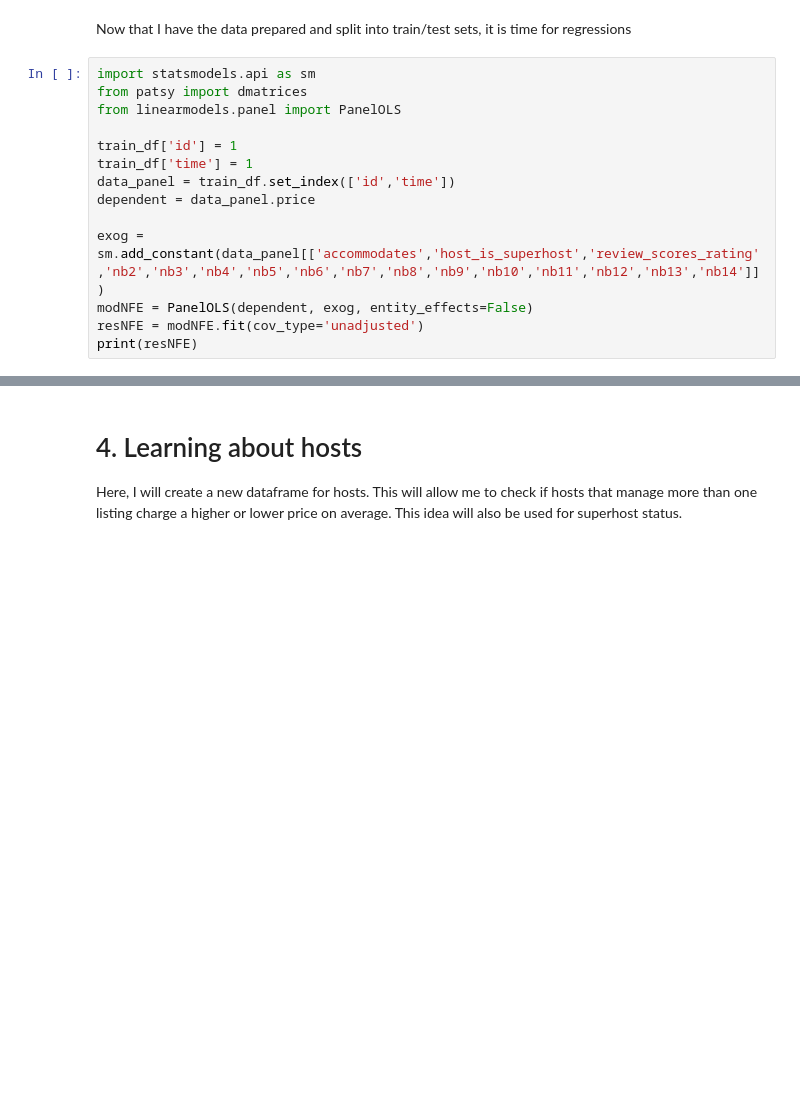
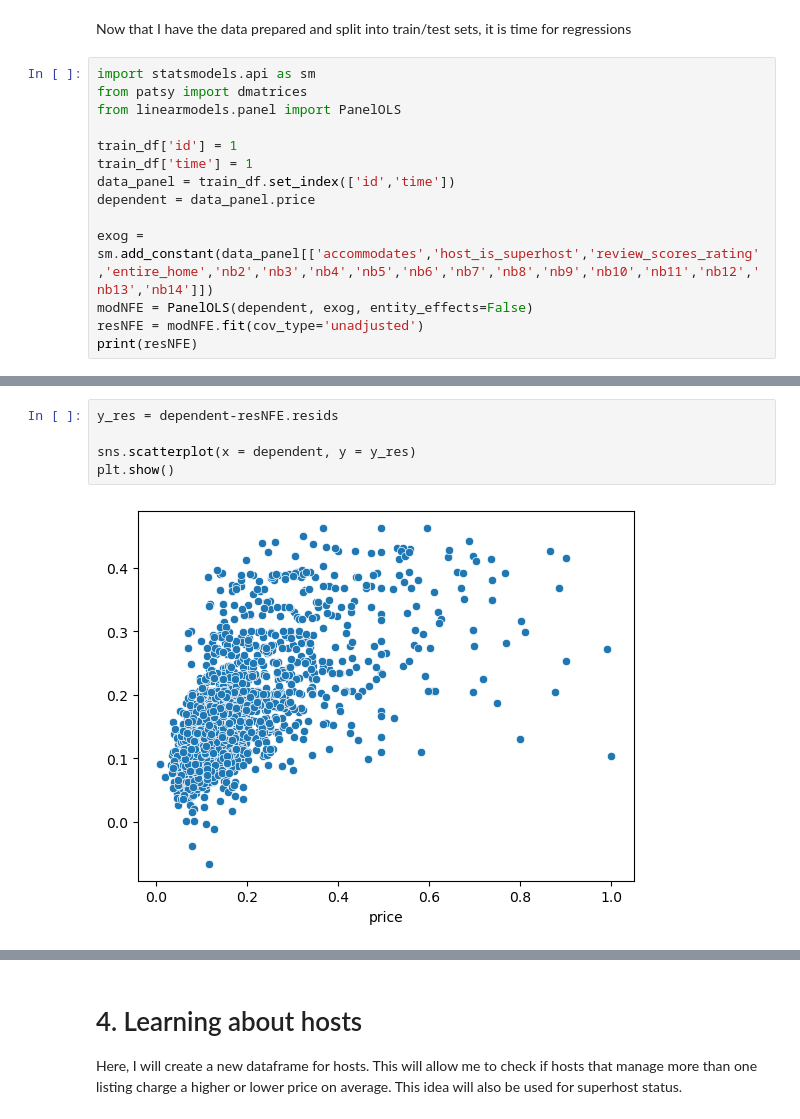
Before and after one commit to landon-g/PortfolioProjects, a Jupyter notebook: Airbnb Data.ipynb, the cells around one changed output, grey strips where cells are left out. Saved outputs shown, nothing was run; the diff lists cells and outputs as text; blank space fills up the shorter version.

```diff
--- a/Airbnb Data.ipynb
+++ b/Airbnb Data.ipynb
@@ -214,7 +230,7 @@ train_df['time'] = 1
 data_panel = train_df.set_index(['id','time'])
 dependent = data_panel.price
 
-exog = sm.add_constant(data_panel[['accommodates','host_is_superhost','review_scores_rating','nb2','nb3','nb4','nb5','nb6','nb7','nb8','nb9','nb10','nb11','nb12','nb13','nb14']])
+exog = sm.add_constant(data_panel[['accommodates','host_is_superhost','review_scores_rating','entire_home','nb2','nb3','nb4','nb5','nb6','nb7','nb8','nb9','nb10','nb11','nb12','nb13','nb14']])
 modNFE = PanelOLS(dependent, exog, entity_effects=False)
 resNFE = modNFE.fit(cov_type='unadjusted')
 print(resNFE)
@@ -257,0 +255,7 @@ m
+# %%
+y_res = dependent-resNFE.resids
+
+sns.scatterplot(x = dependent, y = y_res)
+plt.show()
+# %% [output]
+[figure, added]
```
Also changed, not shown: parts of 12 cells of this notebook.
